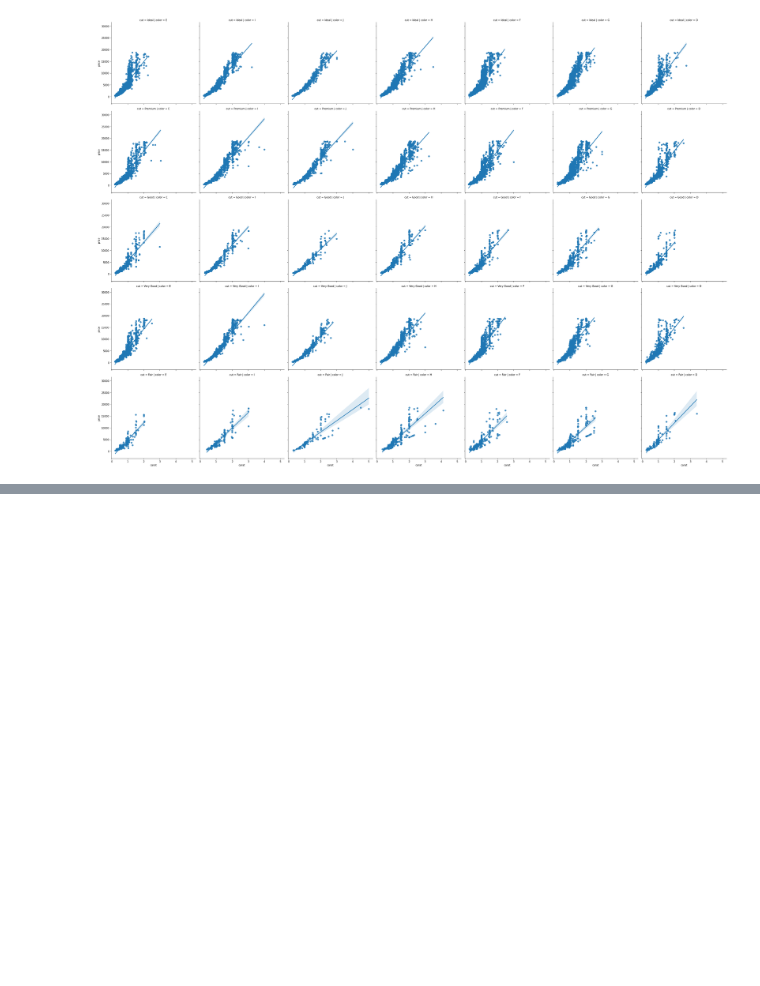
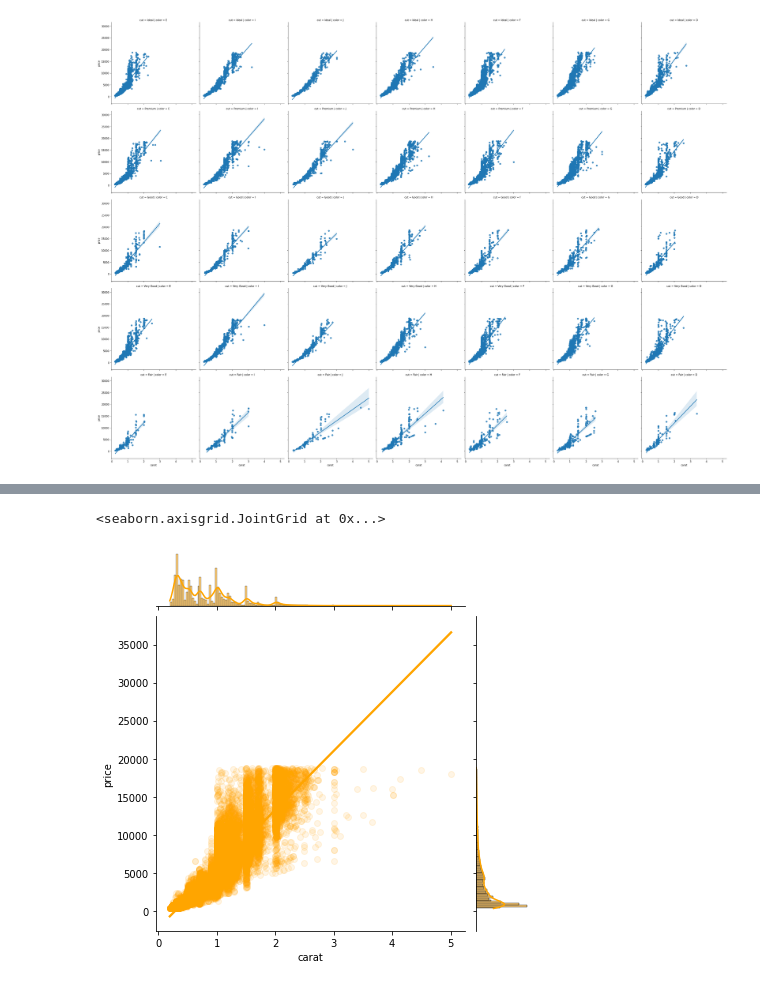
Before and after one commit to naruhikohama/dataviz-python, a Jupyter notebook: Seaborn/seaborn_intro_demo.ipynb, the cells around one changed output, grey strips where cells are left out. Saved outputs shown, nothing was run; the diff lists cells and outputs as text; code cells hidden in the pictures; blank space fills up the shorter version.

```diff
--- a/Seaborn/seaborn_intro_demo.ipynb
+++ b/Seaborn/seaborn_intro_demo.ipynb
@@ -280,0 +299,12 @@ sns.lmplot(
+# %%
+sns.jointplot(
+    x = 'carat',
+    y = 'price',
+    color='orange',
+    scatter_kws = {'alpha':0.1},
+    kind = 'reg',
+    data=diamonds
+)
+# %% [output]
+<seaborn.axisgrid.JointGrid at 0x...>
+[figure, added]
```
Also changed, not shown: parts of 6 cells of this notebook.
